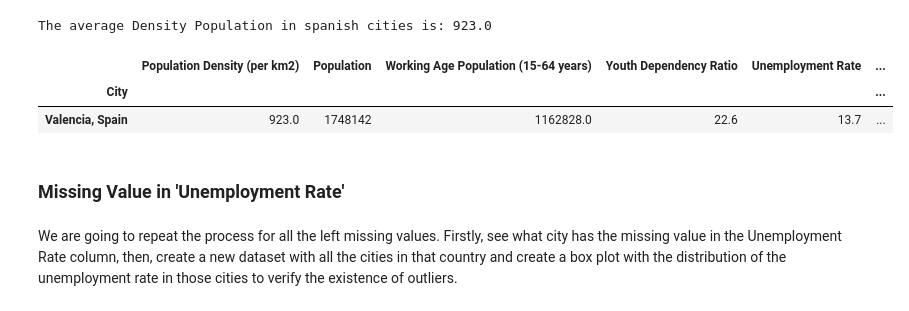
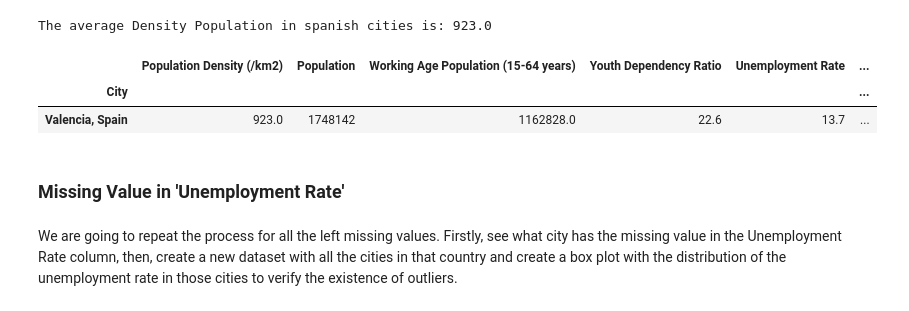
Before and after one commit to tiago2806/PDS_Project, a Jupyter notebook: ProjetoProg.ipynb, the cells around one changed output. Saved outputs shown, nothing was run; the diff lists cells and outputs as text; code cells hidden in the pictures.

```diff
--- a/ProjetoProg.ipynb
+++ b/ProjetoProg.ipynb
@@ -373,11 +373,11 @@ print(f'The average Density Population in spanish cities is: {spanish_cities['Po
 # %% [output]
 The average Density Population in spanish cities is: 923.0
 # %%
-dataset.loc['Valencia, Spain', ['Population Density (per km2)']] =  spanish_cities['Population Density (per km2)'].mean()
+dataset.loc['Valencia, Spain', ['Population Density (/km2)']] =  spanish_cities['Population Density (/km2)'].mean()
 dataset.loc[['Valencia, Spain']]
 #the boxplot does not have outliers, so we replace it by the mean
 # %% [output]
-|  | Population Density (per km2) | Population | Working Age Population (15-64 years) | Youth Dependency Ratio | Unemployment Rate | ... |
+|  | Population Density (/km2) | Population | Working Age Population (15-64 years) | Youth Dependency Ratio | Unemployment Rate | ... |
 | City |  |  |  |  |  | ... |
 | Valencia, Spain | 923.0 | 1748142 | 1162828.0 | 22.6 | 13.7 | ... |
 # %% [markdown]
```
Also changed, not shown: parts of 13 cells of this notebook.
